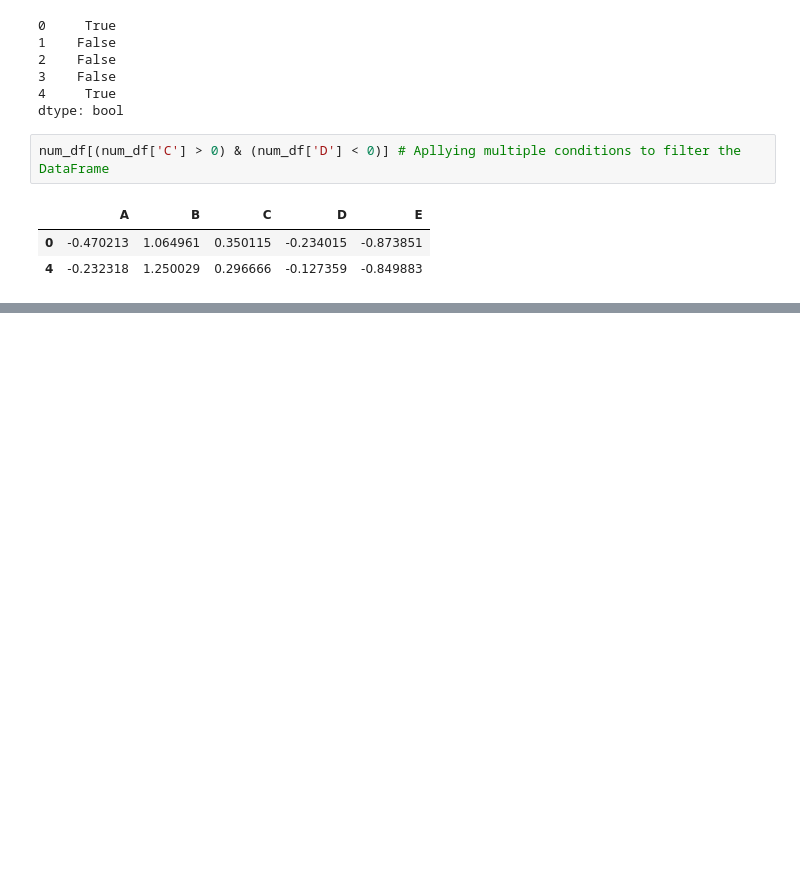
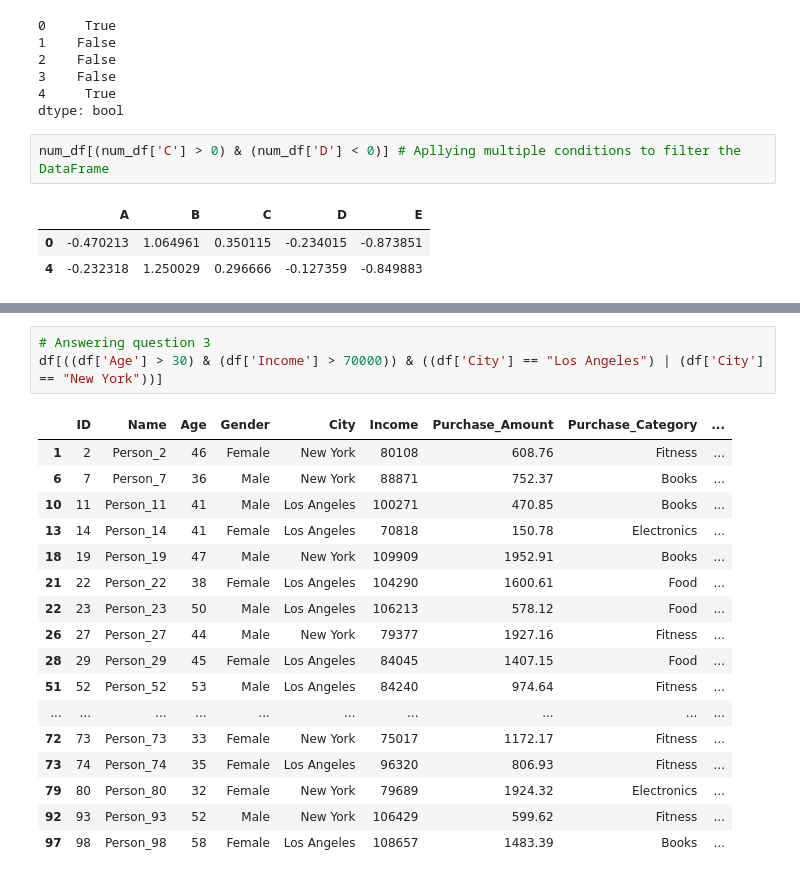
Before and after one commit to LucaBendasoli/practicing-pandas, a Jupyter notebook: main.ipynb, the cells around one changed output, grey strips where cells are left out. Drawn from its saved outputs; the diff is of its cells as text; blank space fills up the shorter version.

Commit message:
doing exercises
Answering questions with a dataset to train what I learned today.

```diff
--- a/main.ipynb
+++ b/main.ipynb
@@ -248,0 +325,21 @@ num_df[(num_df['C'] > 0) & (num_df['D'] < 0)] # Apllying multiple conditions to
+# %%
+# Answering question 3
+df[((df['Age'] > 30) & (df['Income'] > 70000)) & ((df['City'] == "Los Angeles") | (df['City'] == "New York"))]
+# %% [output]
+|  | ID | Name | Age | Gender | City | Income | Purchase_Amount | Purchase_Category | ... |
+| 1 | 2 | Person_2 | 46 | Female | New York | 80108 | 608.76 | Fitness | ... |
+| 6 | 7 | Person_7 | 36 | Male | New York | 88871 | 752.37 | Books | ... |
+| 10 | 11 | Person_11 | 41 | Male | Los Angeles | 100271 | 470.85 | Books | ... |
+| 13 | 14 | Person_14 | 41 | Female | Los Angeles | 70818 | 150.78 | Electronics | ... |
+| 18 | 19 | Person_19 | 47 | Male | New York | 109909 | 1952.91 | Books | ... |
+| 21 | 22 | Person_22 | 38 | Female | Los Angeles | 104290 | 1600.61 | Food | ... |
+| 22 | 23 | Person_23 | 50 | Male | Los Angeles | 106213 | 578.12 | Food | ... |
+| 26 | 27 | Person_27 | 44 | Male | New York | 79377 | 1927.16 | Fitness | ... |
+| 28 | 29 | Person_29 | 45 | Female | Los Angeles | 84045 | 1407.15 | Food | ... |
+| 51 | 52 | Person_52 | 53 | Male | Los Angeles | 84240 | 974.64 | Fitness | ... |
+| ... | ... | ... | ... | ... | ... | ... | ... | ... | ... |
+| 72 | 73 | Person_73 | 33 | Female | New York | 75017 | 1172.17 | Fitness | ... |
+| 73 | 74 | Person_74 | 35 | Female | Los Angeles | 96320 | 806.93 | Fitness | ... |
+| 79 | 80 | Person_80 | 32 | Female | New York | 79689 | 1924.32 | Electronics | ... |
+| 92 | 93 | Person_93 | 52 | Male | New York | 106429 | 599.62 | Fitness | ... |
+| 97 | 98 | Person_98 | 58 | Female | Los Angeles | 108657 | 1483.39 | Books | ... |
```
Also changed, not shown: parts of 9 cells of this notebook.
